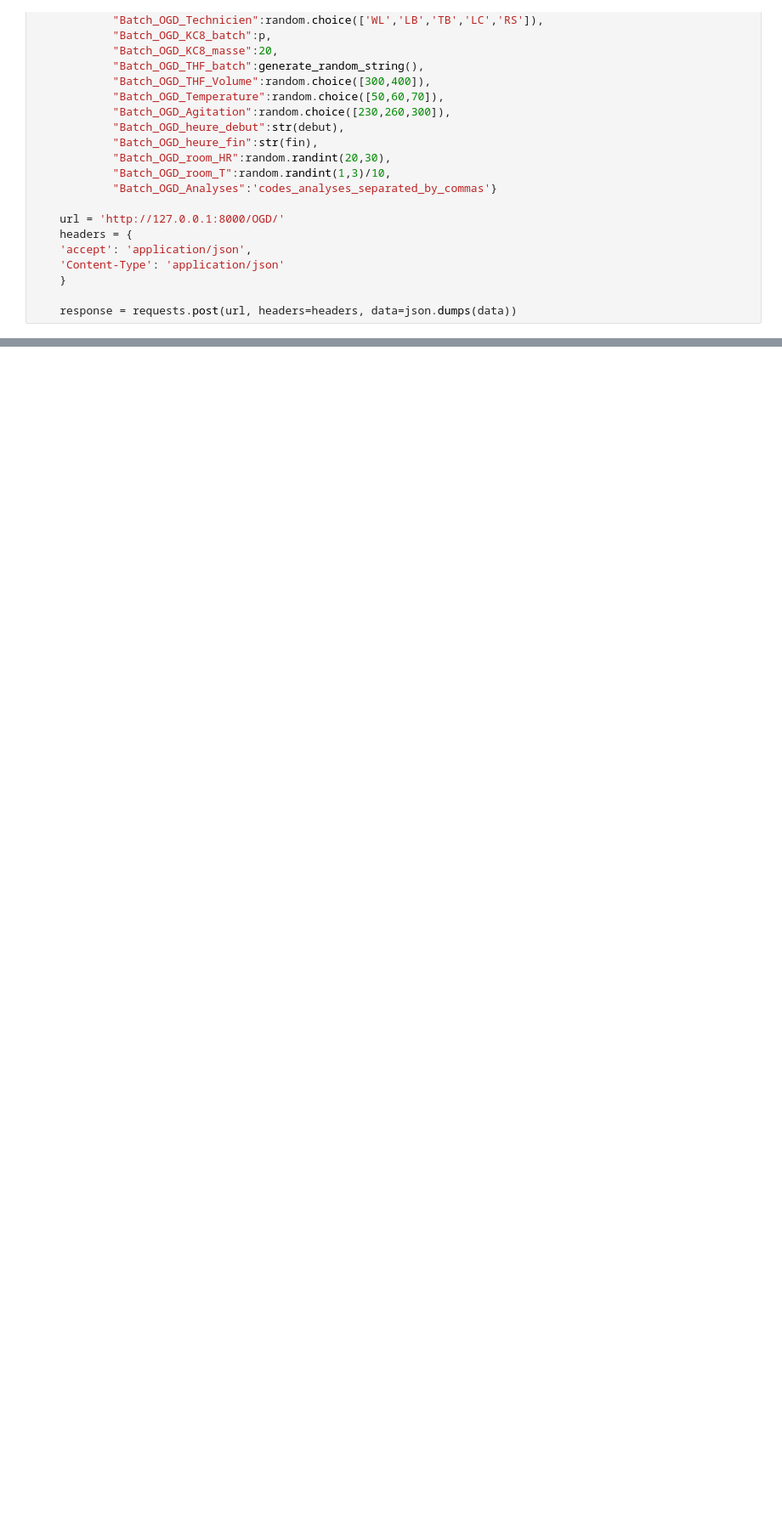
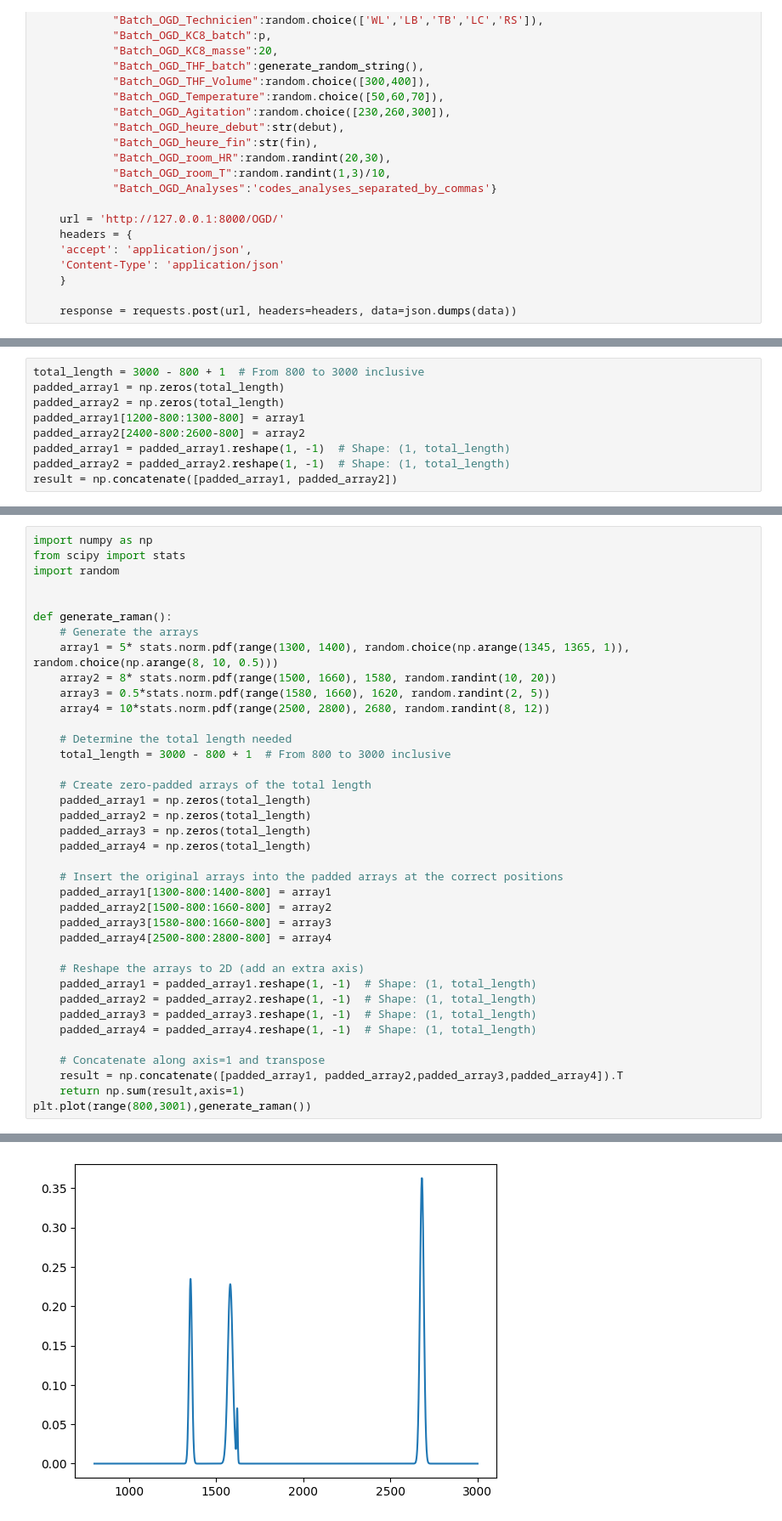
Before and after one commit to RCaz33/Digital_production-line, a Jupyter notebook: populate_db.ipynb, the cells around one changed output, grey strips where cells are left out. Shown: that part at 85% size. Cells and saved outputs as stored; diff of their text form; blank space fills up the shorter version.

```diff
--- a/populate_db.ipynb
+++ b/populate_db.ipynb
@@ -201,0 +301,9 @@ b'{"Batch_OGD_id":200,"Batch_OGD_name":"OGD2446A","Batch_OGD_date":"2024-05-08T0
+# %%
+total_length = 3000 - 800 + 1  # From 800 to 3000 inclusive
+padded_array1 = np.zeros(total_length)
+padded_array2 = np.zeros(total_length)
+padded_array1[1200-800:1300-800] = array1
+padded_array2[2400-800:2600-800] = array2
+padded_array1 = padded_array1.reshape(1, -1)  # Shape: (1, total_length)
+padded_array2 = padded_array2.reshape(1, -1)  # Shape: (1, total_length)
+result = np.concatenate([padded_array1, padded_array2])
@@ -201,0 +324,39 @@ b'{"Batch_OGD_id":200,"Batch_OGD_name":"OGD2446A","Batch_OGD_date":"2024-05-08T0
+# %%
+import numpy as np
+from scipy import stats
+import random
+
+
+def generate_raman():
+    # Generate the arrays
+    array1 = 5* stats.norm.pdf(range(1300, 1400), random.choice(np.arange(1345, 1365, 1)), random.choice(np.arange(8, 10, 0.5)))
+    array2 = 8* stats.norm.pdf(range(1500, 1660), 1580, random.randint(10, 20))
+    array3 = 0.5*stats.norm.pdf(range(1580, 1660), 1620, random.randint(2, 5))
+    array4 = 10*stats.norm.pdf(range(2500, 2800), 2680, random.randint(8, 12))
+
+    # Determine the total length needed
+    total_length = 3000 - 800 + 1  # From 800 to 3000 inclusive
+
+    # Create zero-padded arrays of the total length
+    padded_array1 = np.zeros(total_length)
+    padded_array2 = np.zeros(total_length)
+    padded_array3 = np.zeros(total_length)
+    padded_array4 = np.zeros(total_length)
+
+    # Insert the original arrays into the padded arrays at the correct positions
+    padded_array1[1300-800:1400-800] = array1
+    padded_array2[1500-800:1660-800] = array2
+    padded_array3[1580-800:1660-800] = array3
+    padded_array4[2500-800:2800-800] = array4
+
+    # Reshape the arrays to 2D (add an extra axis)
+    padded_array1 = padded_array1.reshape(1, -1)  # Shape: (1, total_length)
+    padded_array2 = padded_array2.reshape(1, -1)  # Shape: (1, total_length)
+    padded_array3 = padded_array3.reshape(1, -1)  # Shape: (1, total_length)
+    padded_array4 = padded_array4.reshape(1, -1)  # Shape: (1, total_length)
+
+    # Concatenate along axis=1 and transpose
+    result = np.concatenate([padded_array1, padded_array2,padded_array3,padded_array4]).T
+    return np.sum(result,axis=1)
+plt.plot(range(800,3001),generate_raman())
+# %% [output]
@@ -201,0 +364 @@ b'{"Batch_OGD_id":200,"Batch_OGD_name":"OGD2446A","Batch_OGD_date":"2024-05-08T0
+[figure, added]
```
Also changed, not shown: parts of 19 cells of this notebook, 59 other files.
